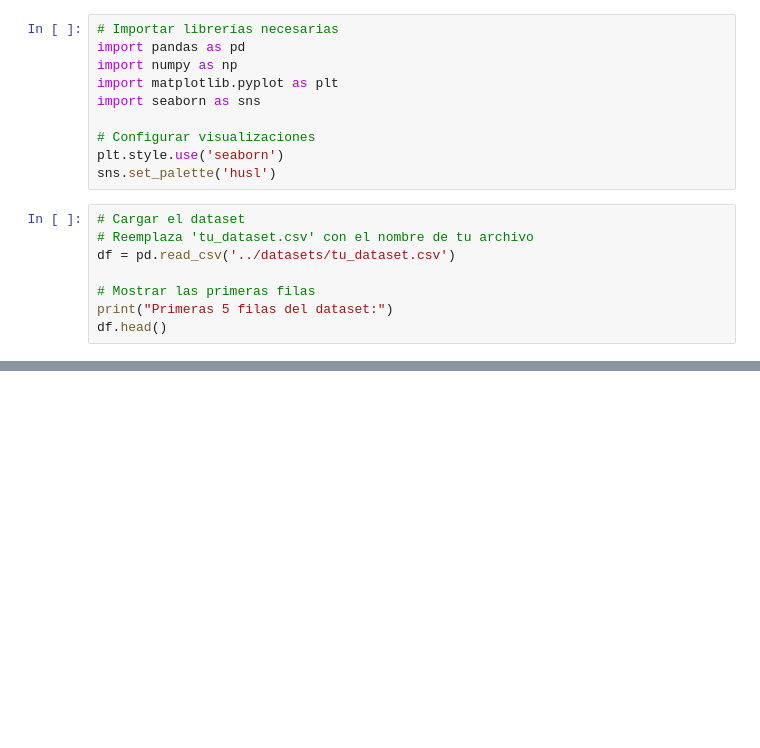
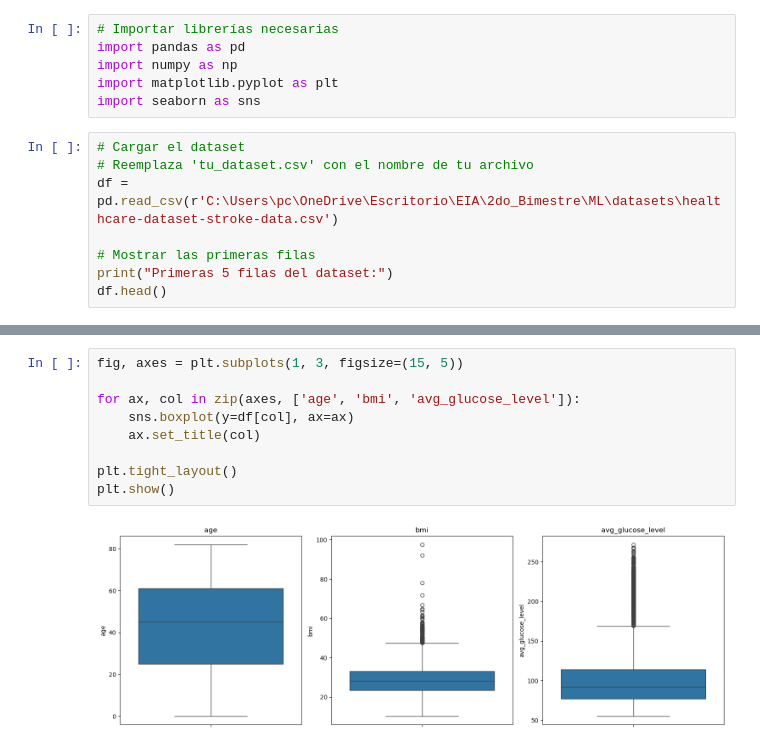
Before and after one commit to Gabriela-Sol/ML, a Jupyter notebook: notebooks/01_data_loading.ipynb, the cells around one changed output, grey strips where cells are left out. Cells and saved outputs as stored; diff of their text form; blank space fills up the shorter version.

```diff
--- a/notebooks/01_data_loading.ipynb
+++ b/notebooks/01_data_loading.ipynb
@@ -4,14 +4,10 @@ import pandas as pd
 import numpy as np
 import matplotlib.pyplot as plt
 import seaborn as sns
-
-# Configurar visualizaciones
-plt.style.use('seaborn')
-sns.set_palette('husl')
 # %%
 # Cargar el dataset
 # Reemplaza 'tu_dataset.csv' con el nombre de tu archivo
-df = pd.read_csv('../datasets/tu_dataset.csv')
+df = pd.read_csv(r'C:\Users\pc\OneDrive\Escritorio\EIA\2do_Bimestre\ML\datasets\healthcare-dataset-stroke-data.csv')
 
 # Mostrar las primeras filas
 print("Primeras 5 filas del dataset:")
@@ -37,0 +83,11 @@ if 'columna_numerica' in df.columns:
+# %%
+fig, axes = plt.subplots(1, 3, figsize=(15, 5))
+
+for ax, col in zip(axes, ['age', 'bmi', 'avg_glucose_level']):
+    sns.boxplot(y=df[col], ax=ax)
+    ax.set_title(col)
+
+plt.tight_layout()
+plt.show()
+# %% [output]
+[figure, added]
```
Also changed, not shown: parts of 14 cells of this notebook, 3 other files.
